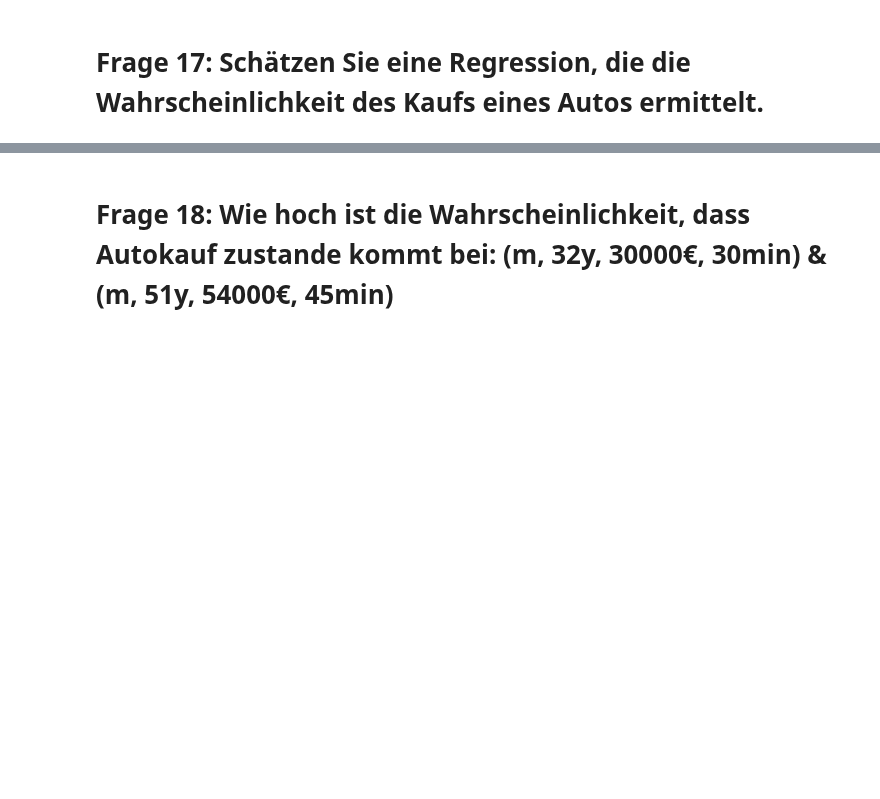
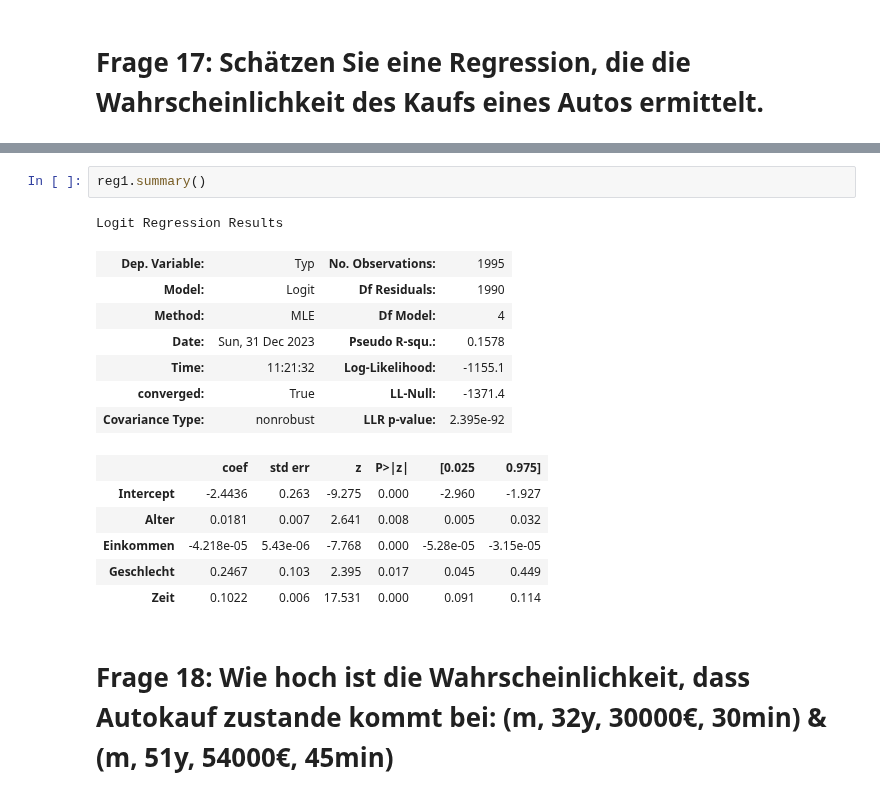
Before and after one commit to Dennis130301/final_projectWS23_Group1, a Jupyter notebook: Projekt_Gruppe1.ipynb, the cells around one changed output, grey strips where cells are left out. Drawn from its saved outputs; the diff is of its cells as text; blank space fills up the shorter version.

```diff
--- a/Projekt_Gruppe1.ipynb
+++ b/Projekt_Gruppe1.ipynb
@@ -555,2 +969,19 @@ result.summary()
+# %%
+reg1.summary()
+# %% [output]
+Logit Regression Results
+| Dep. Variable: | Typ | No. Observations: | 1995 |
+| Model: | Logit | Df Residuals: | 1990 |
+| Method: | MLE | Df Model: | 4 |
+| Date: | Sun, 31 Dec 2023 | Pseudo R-squ.: | 0.1578 |
+| Time: | 11:21:32 | Log-Likelihood: | -1155.1 |
+| converged: | True | LL-Null: | -1371.4 |
+| Covariance Type: | nonrobust | LLR p-value: | 2.395e-92 |
+|  | coef | std err | z | P>|z| | [0.025 | 0.975] |
+| Intercept | -2.4436 | 0.263 | -9.275 | 0.000 | -2.960 | -1.927 |
+| Alter | 0.0181 | 0.007 | 2.641 | 0.008 | 0.005 | 0.032 |
+| Einkommen | -4.218e-05 | 5.43e-06 | -7.768 | 0.000 | -5.28e-05 | -3.15e-05 |
+| Geschlecht | 0.2467 | 0.103 | 2.395 | 0.017 | 0.045 | 0.449 |
+| Zeit | 0.1022 | 0.006 | 17.531 | 0.000 | 0.091 | 0.114 |
 # %% [markdown]
 # Frage 18: Wie hoch ist die Wahrscheinlichkeit, dass Autokauf zustande kommt bei: (m, 32y, 30000€, 30min) & (m, 51y, 54000€, 45min)
```
Also changed, not shown: parts of 70 cells of this notebook.
